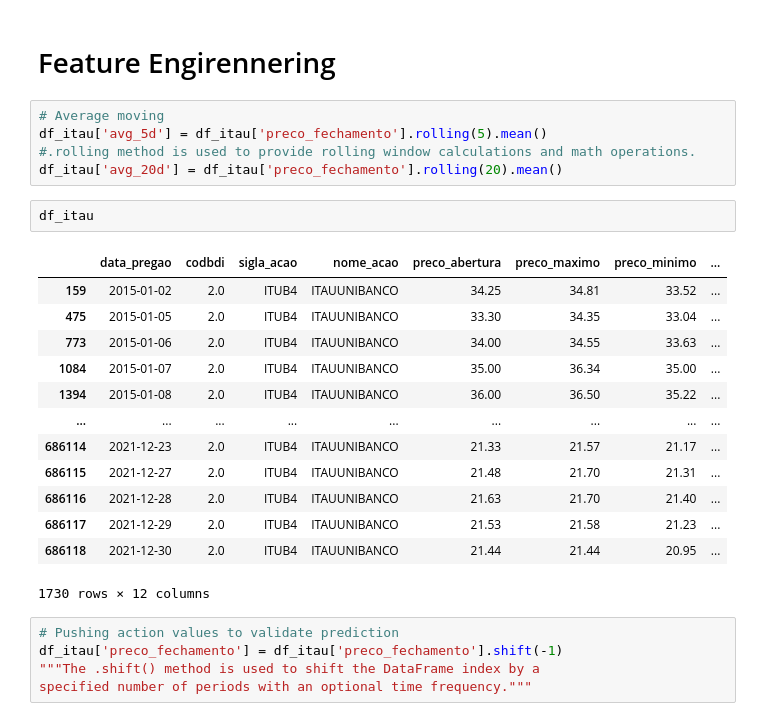
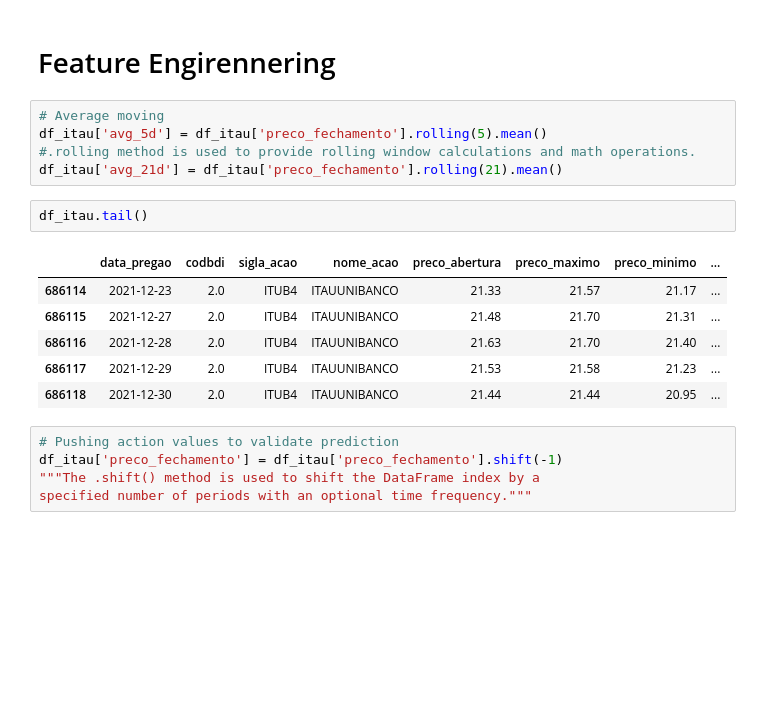
Before and after one commit to BrunoGeraldine/B3_predict_share_bmg, a Jupyter notebook: notebook/c03_b3_prediction_share.ipynb, the cells around one changed output. Cells and saved outputs as stored; diff of their text form; blank space fills up the shorter version.

```diff
--- a/notebook/c03_b3_prediction_share.ipynb
+++ b/notebook/c03_b3_prediction_share.ipynb
@@ -51,23 +51,16 @@ df_itau['data_pregao'] = pd.to_datetime(df_itau['data_pregao'], format='%Y-%m-%d
 # Average moving
 df_itau['avg_5d'] = df_itau['preco_fechamento'].rolling(5).mean()
 #.rolling method is used to provide rolling window calculations and math operations.
-df_itau['avg_20d'] = df_itau['preco_fechamento'].rolling(20).mean()
+df_itau['avg_21d'] = df_itau['preco_fechamento'].rolling(21).mean()
 # %%
-df_itau
+df_itau.tail()
 # %% [output]
 |  | data_pregao | codbdi | sigla_acao | nome_acao | preco_abertura | preco_maximo | preco_minimo | ... |
-| 159 | 2015-01-02 | 2.0 | ITUB4 | ITAUUNIBANCO | 34.25 | 34.81 | 33.52 | ... |
-| 475 | 2015-01-05 | 2.0 | ITUB4 | ITAUUNIBANCO | 33.30 | 34.35 | 33.04 | ... |
-| 773 | 2015-01-06 | 2.0 | ITUB4 | ITAUUNIBANCO | 34.00 | 34.55 | 33.63 | ... |
-| 1084 | 2015-01-07 | 2.0 | ITUB4 | ITAUUNIBANCO | 35.00 | 36.34 | 35.00 | ... |
-| 1394 | 2015-01-08 | 2.0 | ITUB4 | ITAUUNIBANCO | 36.00 | 36.50 | 35.22 | ... |
-| ... | ... | ... | ... | ... | ... | ... | ... | ... |
 | 686114 | 2021-12-23 | 2.0 | ITUB4 | ITAUUNIBANCO | 21.33 | 21.57 | 21.17 | ... |
 | 686115 | 2021-12-27 | 2.0 | ITUB4 | ITAUUNIBANCO | 21.48 | 21.70 | 21.31 | ... |
 | 686116 | 2021-12-28 | 2.0 | ITUB4 | ITAUUNIBANCO | 21.63 | 21.70 | 21.40 | ... |
 | 686117 | 2021-12-29 | 2.0 | ITUB4 | ITAUUNIBANCO | 21.53 | 21.58 | 21.23 | ... |
 | 686118 | 2021-12-30 | 2.0 | ITUB4 | ITAUUNIBANCO | 21.44 | 21.44 | 20.95 | ... |
-1730 rows × 12 columns
 # %%
 # Pushing action values to validate prediction
 df_itau['preco_fechamento'] = df_itau['preco_fechamento'].shift(-1)
```
Also changed, not shown: parts of 13 cells of this notebook.
